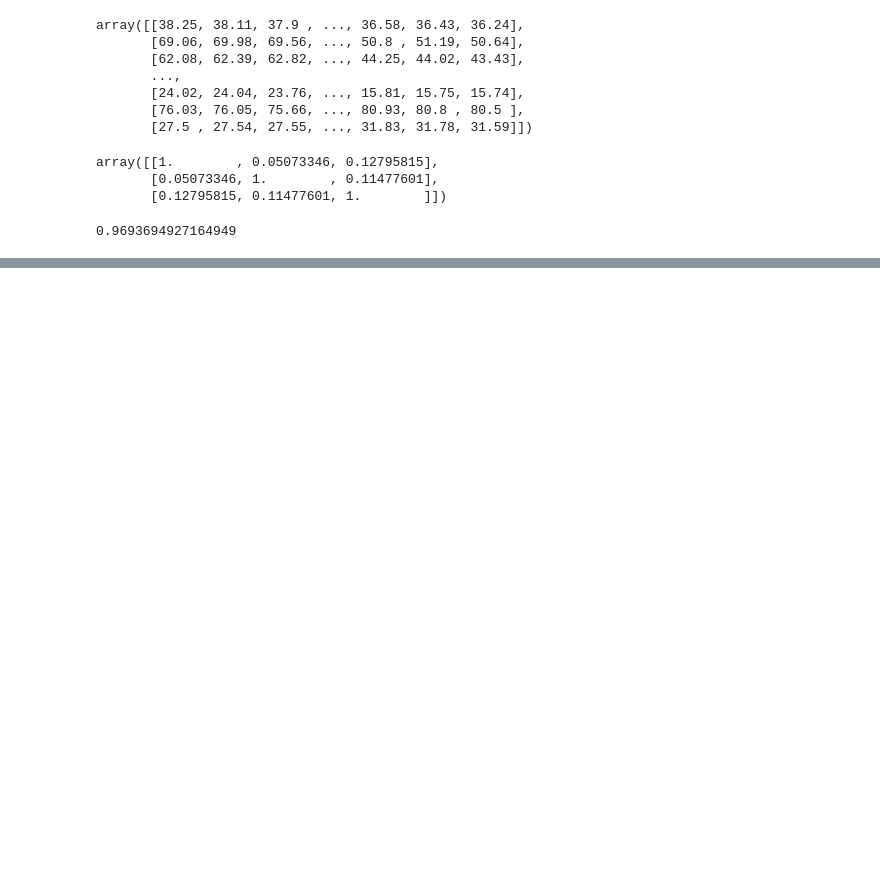
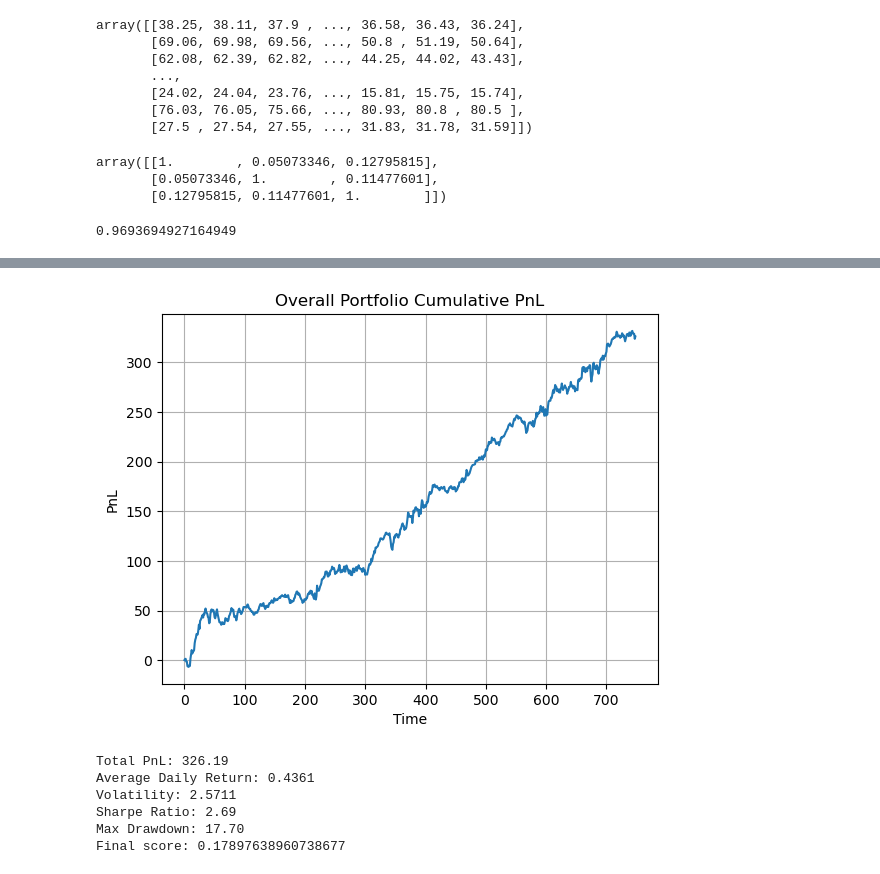
Before and after one commit to SavvyHack/algothon2025, a Jupyter notebook: Stat_arb_3.ipynb, the cells around one changed output, grey strips where cells are left out. Drawn from its saved outputs; the diff is of its cells as text; code cells hidden in the pictures; blank space fills up the shorter version.

```diff
--- a/Stat_arb_3.ipynb
+++ b/Stat_arb_3.ipynb
@@ -81,3 +106,58 @@ def compute_pnl_3assets(positions, spread):
     spread_diff = np.diff(spread)
     pnl = positions[:-1] * spread_diff  # lag position by 1
     return np.cumsum(pnl)
+# %%
+overall_pnl_3 = None
+for a in range(9):  # Or len(top_pairs)
+    i, j,k = top_trips[a][0]
+    p1 = d[i,:]
+    p2 = d[j,:]
+    p3 = d[k,:]
+
+
+
+
+    spread_3, z_3, beta_3 = compute_spread_zscore_3assets(p1, p2, p3)
+    positions_3 = simulate_trades_3assets(z_3, entry=1.0, exit=0.0)
+    pnl_3 = compute_pnl_3assets(positions_3, spread_3)
+
+    # Pad pnl to the same length if needed
+    pnl_3 = np.pad(pnl_3, (0, d.shape[1] - 1 - len(pnl_3)), constant_values=0)
+
+    if overall_pnl_3 is None:
+        overall_pnl_3 = pnl_3
+    else:
+        overall_pnl_3 += pnl_3  # aggregate all pnls into one
+
+# Plot the overall portfolio PnL
+plt.plot(overall_pnl_3)
+plt.title("Overall Portfolio Cumulative PnL")
+plt.xlabel("Time")
+plt.ylabel("PnL")
+plt.grid(True)
+plt.show()
+# %% [output]
+[figure, added]
+# %%
+def analyze_pnl(pnl):
+    returns = np.diff(pnl)
+    avg_daily_return = np.mean(returns)
+    volatility = np.std(returns)
+    sharpe_ratio = avg_daily_return / volatility * np.sqrt(252)  # assume 252 trading days
+    max_drawdown = np.max(np.maximum.accumulate(pnl) - pnl)
+
+    print(f"Total PnL: {pnl[-1]:.2f}")
+    print(f"Average Daily Return: {avg_daily_return:.4f}")
+    print(f"Volatility: {volatility:.4f}")
+    print(f"Sharpe Ratio: {sharpe_ratio:.2f}")
+    print(f"Max Drawdown: {max_drawdown:.2f}")
+    print(f"Final score: {avg_daily_return-0.1*volatility}")
+
+analyze_pnl(overall_pnl_3)
+# %% [output]
+Total PnL: 326.19
+Average Daily Return: 0.4361
+Volatility: 2.5711
+Sharpe Ratio: 2.69
+Max Drawdown: 17.70
+Final score: 0.17897638960738677
```
Also changed, not shown: parts of 3 cells of this notebook.
